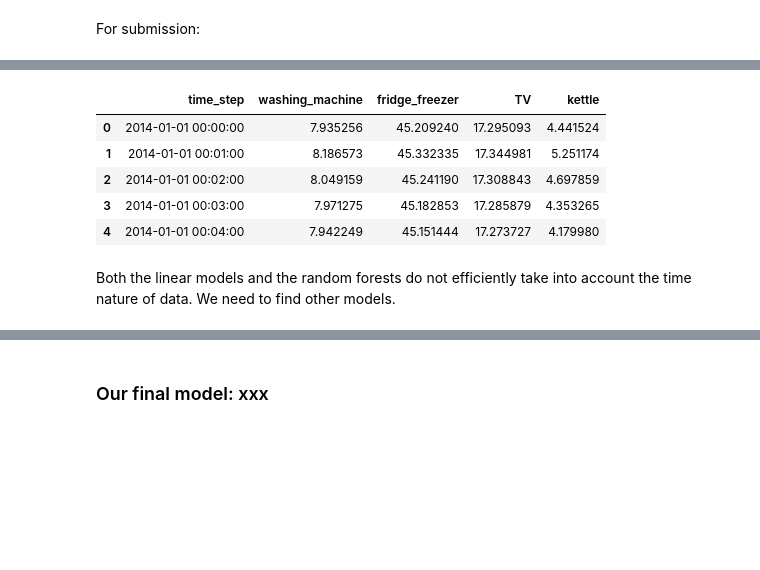
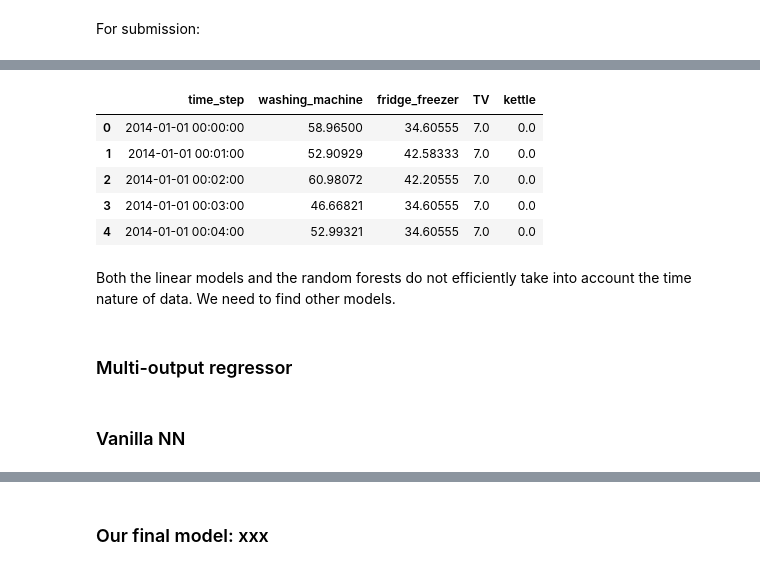
Before and after one commit to tdemareuil/energy-time-series-ENS, a Jupyter notebook: ML2_Project_BCM.ipynb, the cells around one changed output, grey strips where cells are left out. Saved outputs shown, nothing was run; the diff lists cells and outputs as text; code cells hidden in the pictures; blank space fills up the shorter version.

```diff
--- a/ML2_Project_BCM.ipynb
+++ b/ML2_Project_BCM.ipynb
@@ -445,13 +452,14 @@ time_step
 # %%
-Y_test_RF.to_csv('Y_test_RF.csv', index=True)
 a = pd.read_csv('Y_test_RF.csv')
 a.head()
 # %% [output]
 |  | time_step | washing_machine | fridge_freezer | TV | kettle |
-| 0 | 2014-01-01 00:00:00 | 7.935256 | 45.209240 | 17.295093 | 4.441524 |
-| 1 | 2014-01-01 00:01:00 | 8.186573 | 45.332335 | 17.344981 | 5.251174 |
-| 2 | 2014-01-01 00:02:00 | 8.049159 | 45.241190 | 17.308843 | 4.697859 |
-| 3 | 2014-01-01 00:03:00 | 7.971275 | 45.182853 | 17.285879 | 4.353265 |
-| 4 | 2014-01-01 00:04:00 | 7.942249 | 45.151444 | 17.273727 | 4.179980 |
+| 0 | 2014-01-01 00:00:00 | 58.96500 | 34.60555 | 7.0 | 0.0 |
+| 1 | 2014-01-01 00:01:00 | 52.90929 | 42.58333 | 7.0 | 0.0 |
+| 2 | 2014-01-01 00:02:00 | 60.98072 | 42.20555 | 7.0 | 0.0 |
+| 3 | 2014-01-01 00:03:00 | 46.66821 | 34.60555 | 7.0 | 0.0 |
+| 4 | 2014-01-01 00:04:00 | 52.99321 | 34.60555 | 7.0 | 0.0 |
 # %% [markdown]
 Both the linear models and the random forests do not efficiently take into account the time nature of data. We need to find other models.
+# %% [markdown]
+### Multi-output regressor
@@ -457,0 +509,2 @@ Both the linear models and the random forests do not efficiently take into accou
+# %% [markdown]
+### Vanilla NN
```
Also changed, not shown: parts of 48 cells of this notebook, 3 other files.
